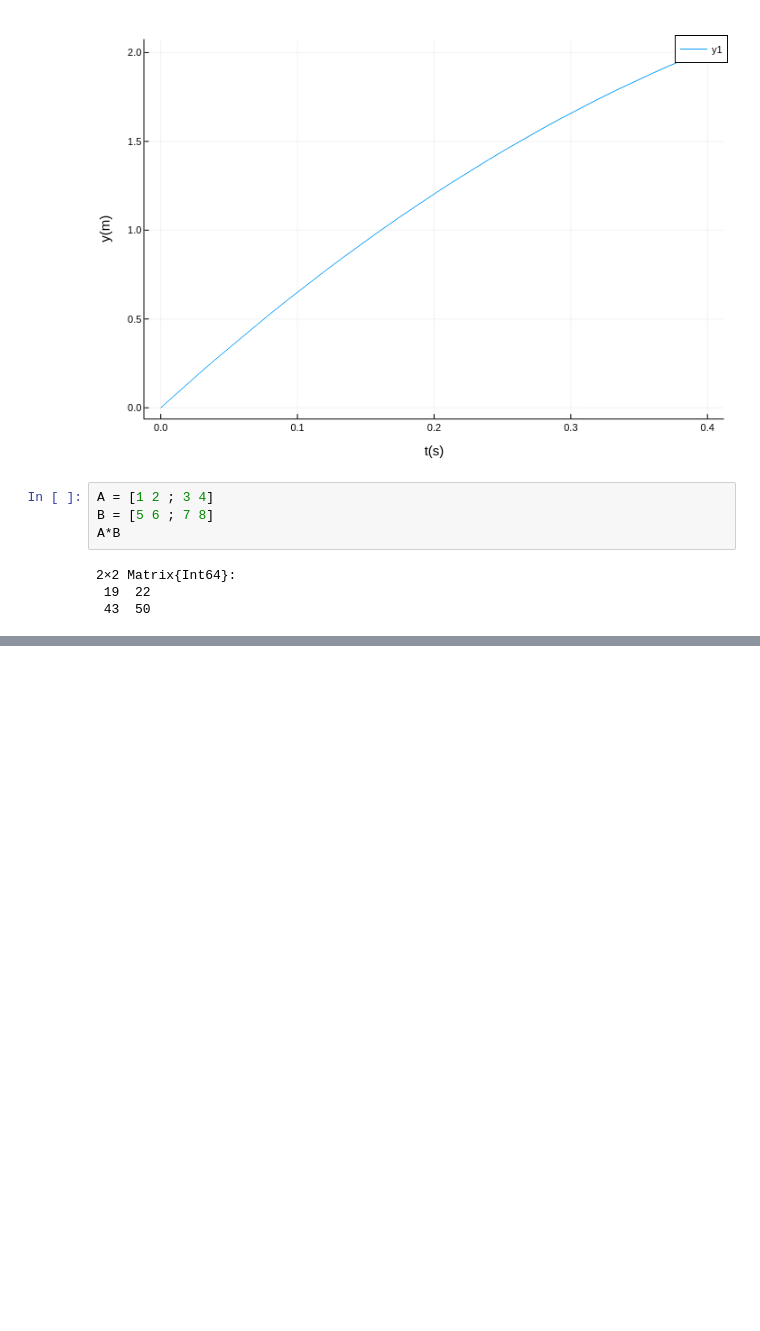
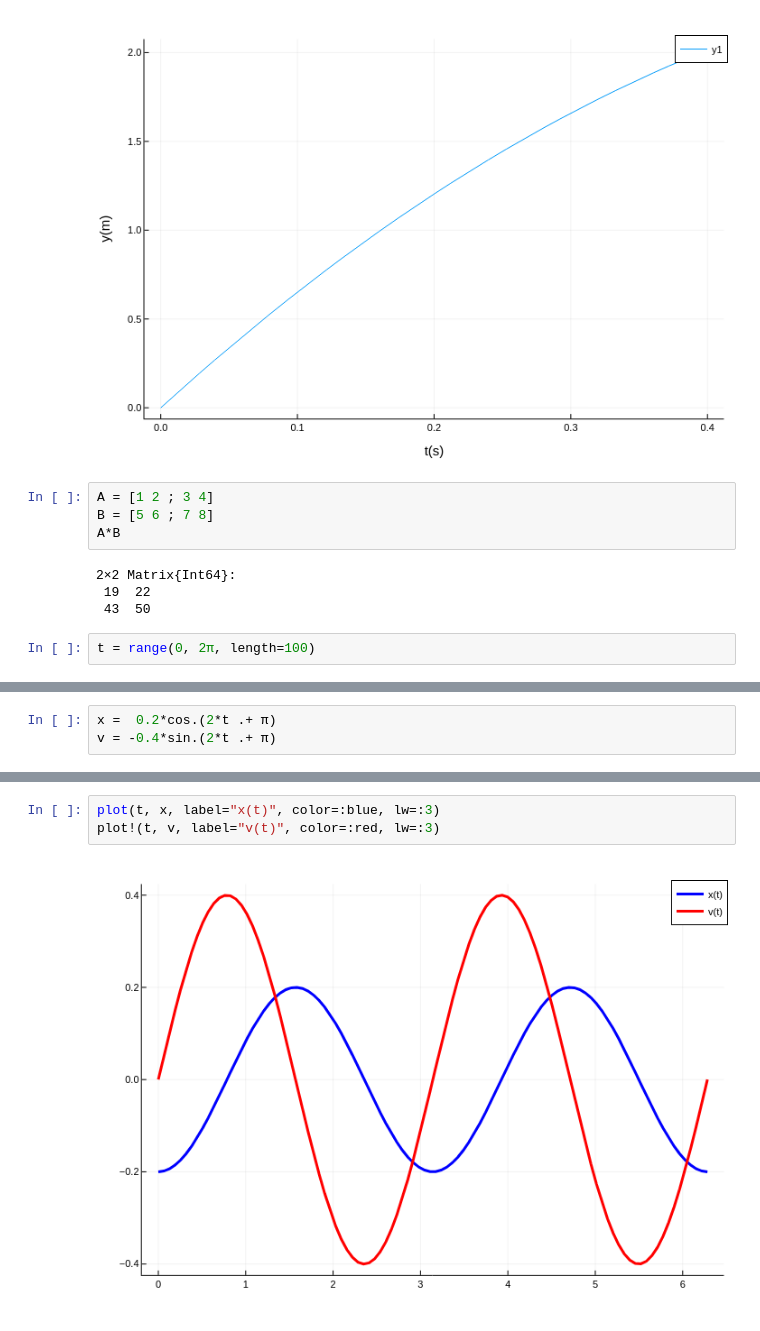
Before and after one commit to LaurentiuStoleriu/julia, a Jupyter notebook: 2021DataSci/Basics.ipynb, the cells around one changed output, grey strips where cells are left out. Saved outputs shown, nothing was run; the diff lists cells and outputs as text; blank space fills up the shorter version.

```diff
--- a/2021DataSci/Basics.ipynb
+++ b/2021DataSci/Basics.ipynb
@@ -75,3 +75,5 @@ A*B
 2×2 Matrix{Int64}:
  19  22
  43  50
+# %%
+t = range(0, 2π, length=100)
@@ -77,0 +82,3 @@ A*B
+# %%
+x =  0.2*cos.(2*t .+ π)
+v = -0.4*sin.(2*t .+ π)
@@ -77,0 +103,5 @@ A*B
+# %%
+plot(t, x, label="x(t)", color=:blue, lw=:3)
+plot!(t, v, label="v(t)", color=:red, lw=:3)
+# %% [output]
+[figure, added]
```
Also changed, not shown: parts of 2 cells of this notebook, 1 other file.
